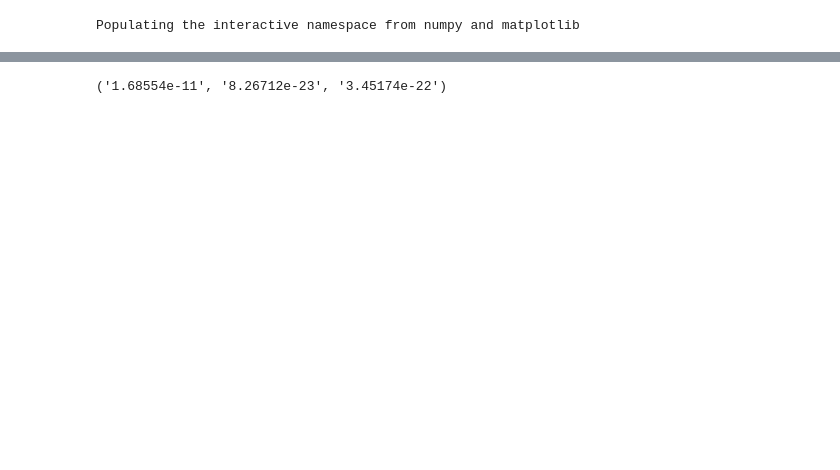
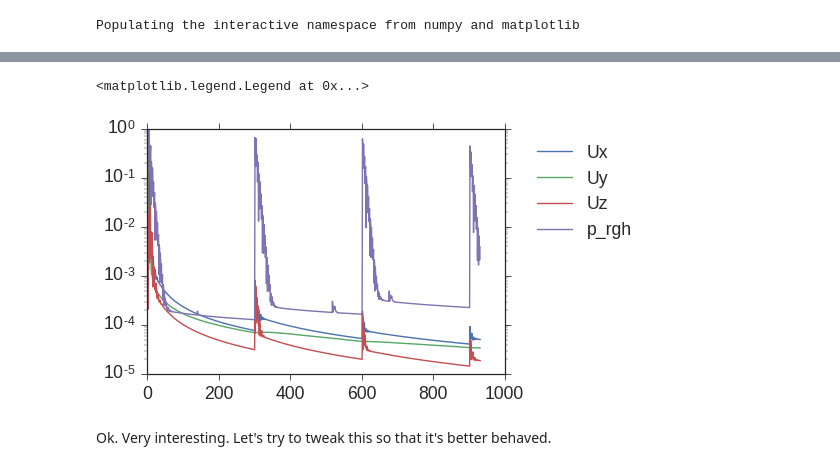
Before and after one commit to btweinstein/stokesBuoyantSoluteFoam, a Jupyter notebook: examples/Plot_Residuals.ipynb, the cells around one changed output, grey strips where cells are left out. Drawn from its saved outputs; the diff is of its cells as text; code cells hidden in the pictures; blank space fills up the shorter version.

Commit message:
Ok, the ipython notebook works quite beautifully. Awesome. Making my own residual plotting tool was definitely a good idea.

```diff
--- a/examples/Plot_Residuals.ipynb
+++ b/examples/Plot_Residuals.ipynb
@@ -30,9 +30,11 @@ subgroup_dict['continuity'] = ['local', 'global', 'cumulative']
 lookup_dict['courant'] = r'Courant Number mean: (\S*), max: (\S*)'
 subgroup_dict['courant'] = ['mean', 'max']
 
-# Global variables
-stokes_str = 'Finished stokes iteration (\S*)'
-time_str = 'Time = '
+# Important variables
+global_dict = {}
+
+global_dict['stokes_str'] = '^Finished stokes iteration (\S*)'
+global_dict['time_str'] = '^Time = (\S*)'
 # %%
 # Create the corresponding lookup table
 lookup_table = []
@@ -50,12 +52,14 @@ with open(log_path) as fi:
                         key_str = key + '_' + subgroup_dict[key][count]
                     else:
                         key_str = key
-                    lookup_table.append([key_str, cur_time, total_elapsed_iter, cur_stokes_iter, cur_value])
-        if stokes_str in line:
-            total_elapsed_iter += 1
+                    lookup_table.append([key_str, cur_time, total_elapsed_iter, cur_stokes_iter, float(cur_value)])
 
-            cur_stokes_iter = int(line.split(stokes_str)[1]) + 1
-
-        time_search
-        if time_str in line:
-            cur_time = float(line.split(time_str)[1])
+        # Check if the line is important for global reasons
+        for key, cur_lookup in global_dict.iteritems():
+            result = re.search(cur_lookup, line)
+            if result is not None:
+                if key is 'stokes_str':
+                    total_elapsed_iter += 1
+                    cur_stokes_iter = int(result.groups()[0])
+                if key is 'time_str':
+                    cur_time = float(result.groups()[0])
@@ -88,4 +65,0 @@ result = re.search(lookup_dict['continuity'], 'time step continuity errors : sum
-# %%
-result.groups()
-# %% [output]
-('1.68554e-11', '8.26712e-23', '3.45174e-22')
@@ -91,0 +68,15 @@ result.groups()
+# %%
+df = pd.DataFrame(data = lookup_table, columns=['key', 'time', 'total_iter', 'cur_stokes_iter', 'value'])
+# %%
+residuals_to_plot = ['Ux', 'Uy', 'Uz', 'p_rgh']
+
+for name, cur_data in df.groupby('key'):
+    if name in residuals_to_plot:
+        plt.semilogy(cur_data['total_iter'], cur_data['value'], label=name)
+
+plt.legend(bbox_to_anchor=(1.4, 1.0))
+# %% [output]
+<matplotlib.legend.Legend at 0x...>
+[figure, added]
+# %% [markdown]
+Ok. Very interesting. Let's try to tweak this so that it's better behaved.
```
Also changed, not shown: parts of 5 cells of this notebook.
